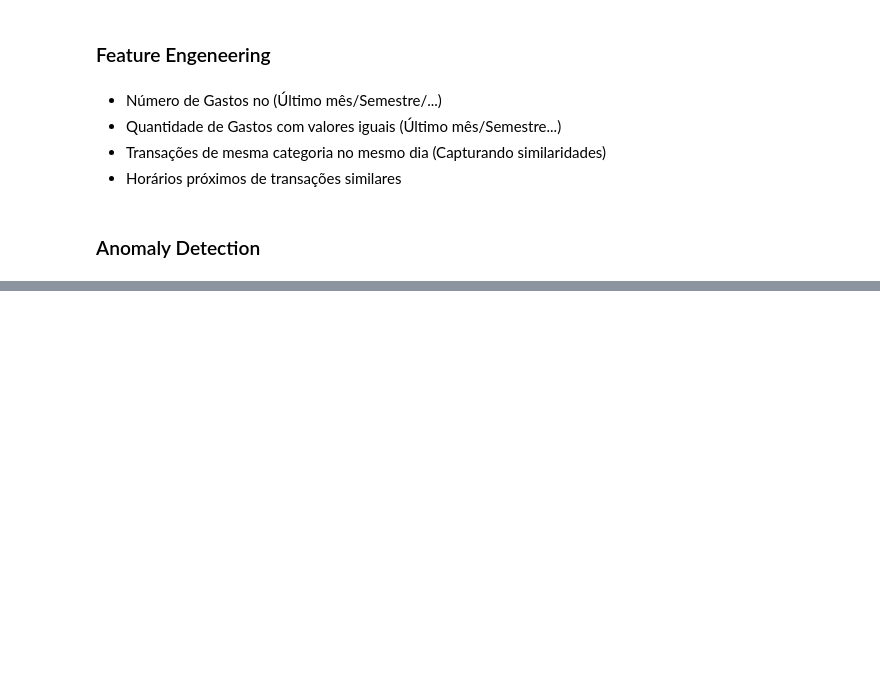
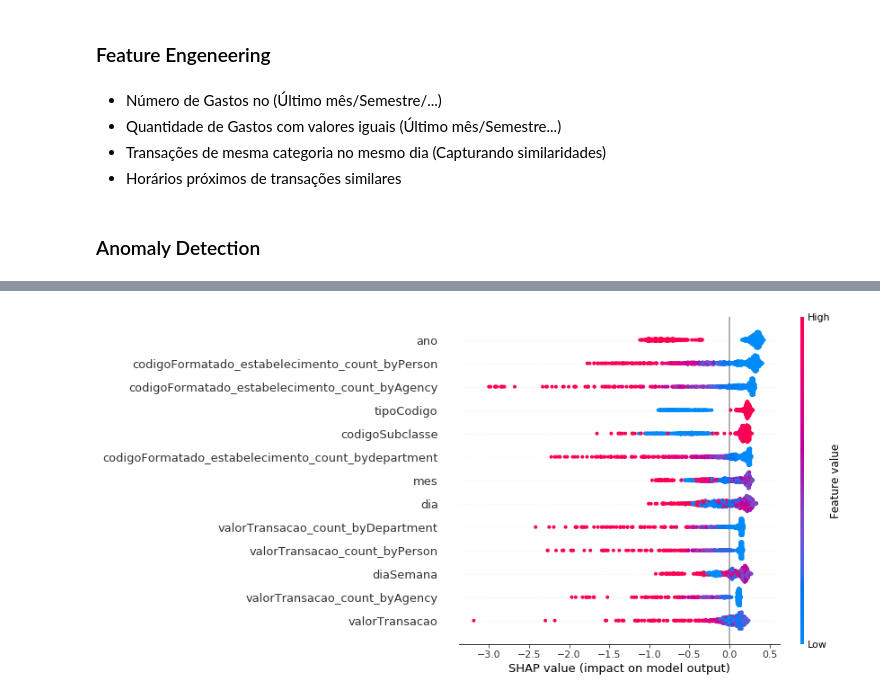
Before and after one commit to GuiCosti/Public-Spending-Analisys, a Jupyter notebook: src/anomaly_detection.ipynb, the cells around one changed output, grey strips where cells are left out. Saved outputs shown, nothing was run; the diff lists cells and outputs as text; code cells hidden in the pictures; blank space fills up the shorter version.

Commit message:
add shap plots

```diff
--- a/src/anomaly_detection.ipynb
+++ b/src/anomaly_detection.ipynb
@@ -246,0 +218,7 @@ call(['dot', '-Tpng', 'tree.dot', '-o', 'tree.png', '-Gdpi=600'])
+# %%
+df.codigoSubclasse = df.codigoSubclasse.map(int)
+# %%
+df.tipoCodigo = df.tipoCodigo.apply(lambda x: 1 if x=='CNPJ' else 0)
+model = IsolationForest(random_state=42)
+df['result'] = model.fit_predict(df.drop(labels=['id','dataTransacao'],axis=1))
+df['score'] = -model.score_samples(df.drop(labels=['id','dataTransacao','result'],axis=1))
@@ -246,0 +249,5 @@ call(['dot', '-Tpng', 'tree.dot', '-o', 'tree.png', '-Gdpi=600'])
+# %%
+explainer = shap.TreeExplainer(model) # settings model
+observations = df.drop(columns=['id', 'dataTransacao', 'result', 'score']).sample(1000).to_numpy() # setting dataframe sample
+all_features = list(df.drop(columns=['id', 'dataTransacao', 'result', 'score']).columns) # setting columns names
+shap_values = explainer.shap_values(observations) # In order to compute the shapley values with the tree explainer, we need to call the shap_values methods passing a dataset.
@@ -246,0 +273,2 @@ call(['dot', '-Tpng', 'tree.dot', '-o', 'tree.png', '-Gdpi=600'])
+# %%
+all_features = ['valTrans', 'codSubclasse', 'tipoCod', 'valRepetidoPessoa', 'codEstabPessoa', 'valTransAg', 'codEstabAg', 'valTransDept', 'codEstabDept', 'DOW', 'dia', 'mes', 'ano']
@@ -246,0 +286,4 @@ call(['dot', '-Tpng', 'tree.dot', '-o', 'tree.png', '-Gdpi=600'])
+# %%
+shap.summary_plot(shap_values, features=observations, feature_names=all_features)
+# %% [output]
+[figure, added]
```
Also changed, not shown: parts of 28 cells of this notebook, 5 other files.
